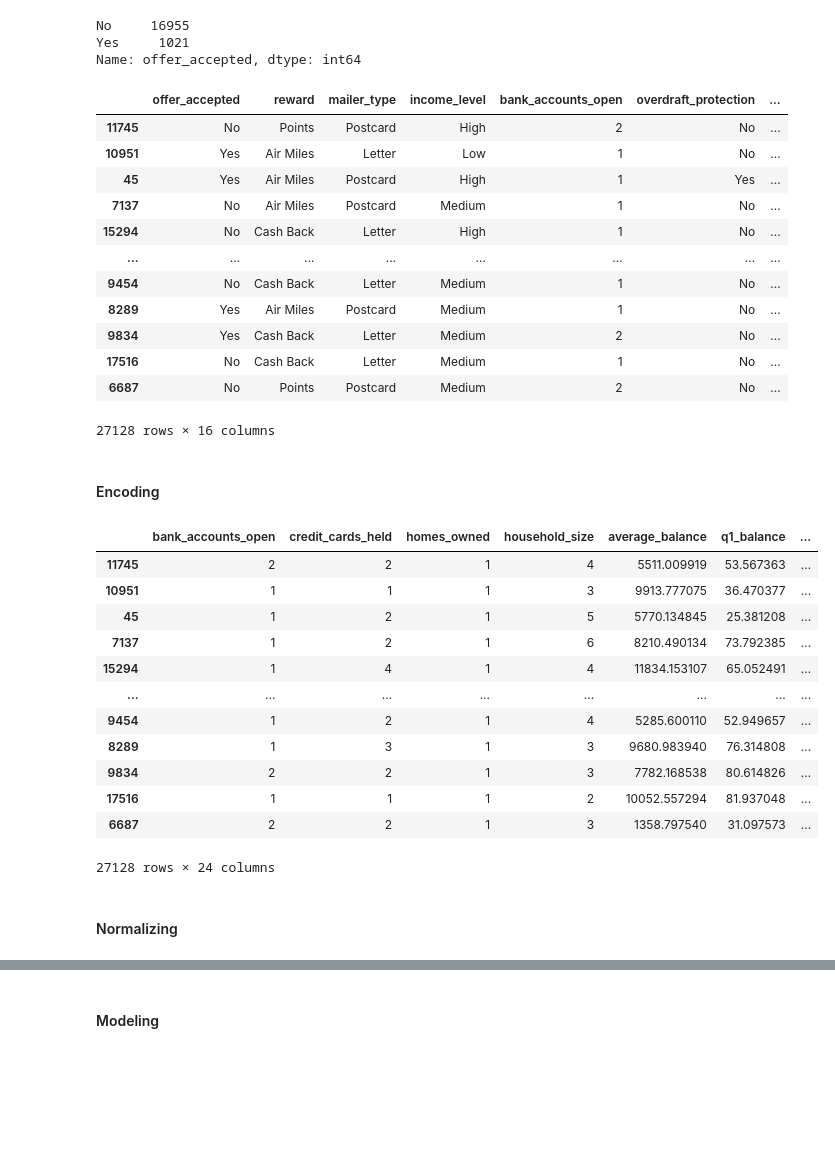
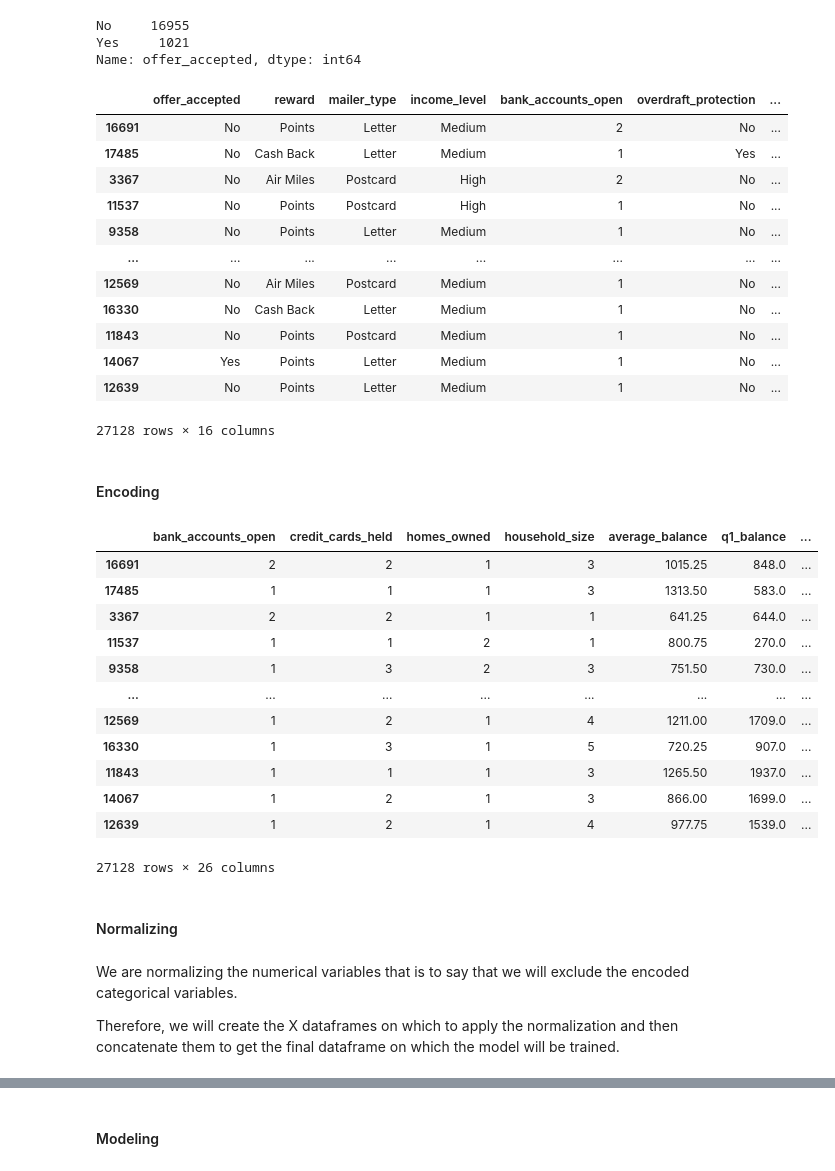
Before and after one commit to diebland/Project-Mid-Term, a Jupyter notebook: Classification_Project.ipynb, the cells around one changed output, grey strips where cells are left out. Drawn from its saved outputs; the diff is of its cells as text; code cells hidden in the pictures; blank space fills up the shorter version.

```diff
--- a/Classification_Project.ipynb
+++ b/Classification_Project.ipynb
@@ -723,24 +733,24 @@ Name: offer_accepted, dtype: int64
 # %%
 # Manually
 # getting sample with the 60% as the minority class
-Yes = df[df['offer_accepted'] == 'Yes'].sample(10173, replace=True)
-No = df[df['offer_accepted'] == 'No'].sample(16955, replace=True)
+Yes = df2[df2['offer_accepted'] == 'Yes'].sample(10173, replace=True)
+No = df2[df2['offer_accepted'] == 'No'].sample(16955, replace=True)
 
-upsampled = pd.concat([Yes,No]).sample(frac=1) # .sample(frac=1) here is just to shuffle the dataframe
-upsampled
+upsampled2 = pd.concat([Yes,No]).sample(frac=1) # .sample(frac=1) here is just to shuffle the dataframe
+upsampled2
 # %% [output]
 |  | offer_accepted | reward | mailer_type | income_level | bank_accounts_open | overdraft_protection | ... |
-| 11745 | No | Points | Postcard | High | 2 | No | ... |
-| 10951 | Yes | Air Miles | Letter | Low | 1 | No | ... |
-| 45 | Yes | Air Miles | Postcard | High | 1 | Yes | ... |
-| 7137 | No | Air Miles | Postcard | Medium | 1 | No | ... |
-| 15294 | No | Cash Back | Letter | High | 1 | No | ... |
+| 16691 | No | Points | Letter | Medium | 2 | No | ... |
+| 17485 | No | Cash Back | Letter | Medium | 1 | Yes | ... |
+| 3367 | No | Air Miles | Postcard | High | 2 | No | ... |
+| 11537 | No | Points | Postcard | High | 1 | No | ... |
+| 9358 | No | Points | Letter | Medium | 1 | No | ... |
 | ... | ... | ... | ... | ... | ... | ... | ... |
-| 9454 | No | Cash Back | Letter | Medium | 1 | No | ... |
-| 8289 | Yes | Air Miles | Postcard | Medium | 1 | No | ... |
-| 9834 | Yes | Cash Back | Letter | Medium | 2 | No | ... |
-| 17516 | No | Cash Back | Letter | Medium | 1 | No | ... |
-| 6687 | No | Points | Postcard | Medium | 2 | No | ... |
+| 12569 | No | Air Miles | Postcard | Medium | 1 | No | ... |
+| 16330 | No | Cash Back | Letter | Medium | 1 | No | ... |
+| 11843 | No | Points | Postcard | Medium | 1 | No | ... |
+| 14067 | Yes | Points | Letter | Medium | 1 | No | ... |
+| 12639 | No | Points | Letter | Medium | 1 | No | ... |
 27128 rows × 16 columns
 # %% [markdown]
 #### Encoding
@@ -750,20 +760,24 @@ y = upsampled['offer_accepted']
 # %%
-X = pd.get_dummies(X)
-X
+X2 = pd.get_dummies(upsampled2)
+X2
 # %% [output]
 |  | bank_accounts_open | credit_cards_held | homes_owned | household_size | average_balance | q1_balance | ... |
-| 11745 | 2 | 2 | 1 | 4 | 5511.009919 | 53.567363 | ... |
-| 10951 | 1 | 1 | 1 | 3 | 9913.777075 | 36.470377 | ... |
-| 45 | 1 | 2 | 1 | 5 | 5770.134845 | 25.381208 | ... |
-| 7137 | 1 | 2 | 1 | 6 | 8210.490134 | 73.792385 | ... |
-| 15294 | 1 | 4 | 1 | 4 | 11834.153107 | 65.052491 | ... |
+| 16691 | 2 | 2 | 1 | 3 | 1015.25 | 848.0 | ... |
+| 17485 | 1 | 1 | 1 | 3 | 1313.50 | 583.0 | ... |
+| 3367 | 2 | 2 | 1 | 1 | 641.25 | 644.0 | ... |
+| 11537 | 1 | 1 | 2 | 1 | 800.75 | 270.0 | ... |
+| 9358 | 1 | 3 | 2 | 3 | 751.50 | 730.0 | ... |
 | ... | ... | ... | ... | ... | ... | ... | ... |
-| 9454 | 1 | 2 | 1 | 4 | 5285.600110 | 52.949657 | ... |
-| 8289 | 1 | 3 | 1 | 3 | 9680.983940 | 76.314808 | ... |
-| 9834 | 2 | 2 | 1 | 3 | 7782.168538 | 80.614826 | ... |
-| 17516 | 1 | 1 | 1 | 2 | 10052.557294 | 81.937048 | ... |
-| 6687 | 2 | 2 | 1 | 3 | 1358.797540 | 31.097573 | ... |
+| 12569 | 1 | 2 | 1 | 4 | 1211.00 | 1709.0 | ... |
+| 16330 | 1 | 3 | 1 | 5 | 720.25 | 907.0 | ... |
+| 11843 | 1 | 1 | 1 | 3 | 1265.50 | 1937.0 | ... |
+| 14067 | 1 | 2 | 1 | 3 | 866.00 | 1699.0 | ... |
+| 12639 | 1 | 2 | 1 | 4 | 977.75 | 1539.0 | ... |
-27128 rows × 24 columns
+27128 rows × 26 columns
 # %% [markdown]
 #### Normalizing
+# %% [markdown]
+We are normalizing the numerical variables that is to say that we will exclude the encoded categorical variables.
+
+Therefore, we will create the X dataframes on which to apply the normalization and then concatenate them to get the final dataframe on which the model will be trained.
 # %%
```
Also changed, not shown: parts of 101 cells of this notebook, 4 other files.
